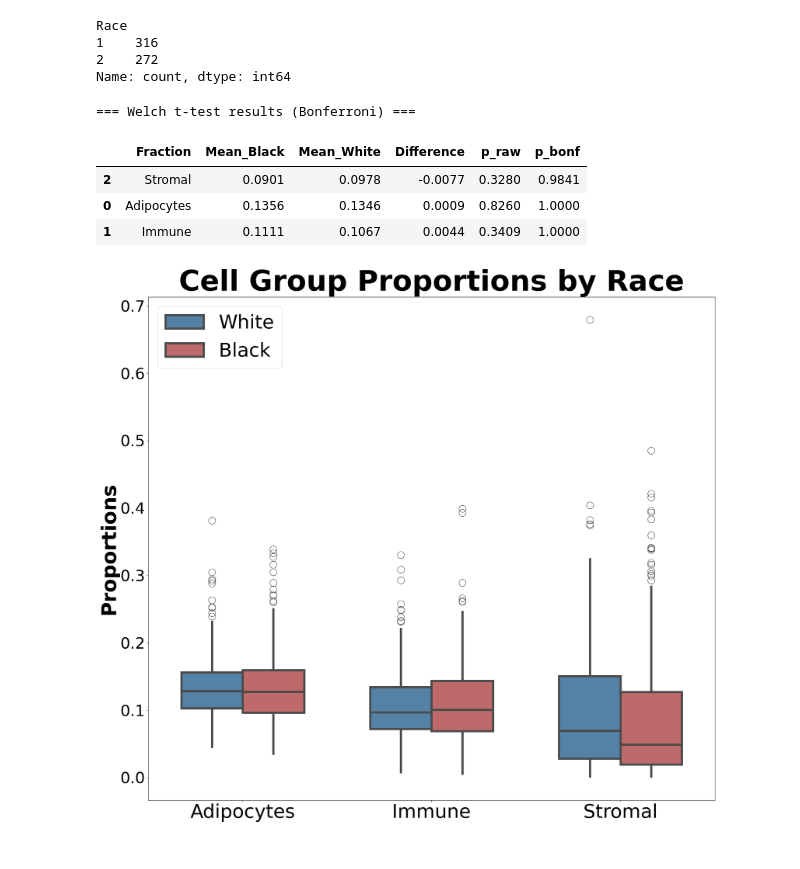
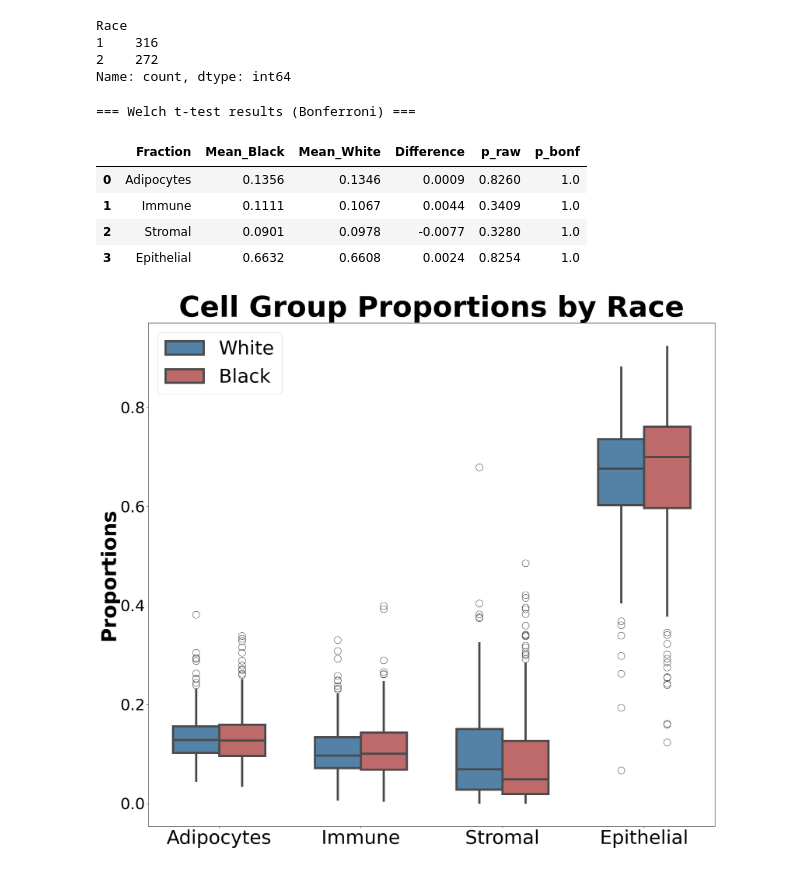
Before and after one commit to ivichadriana/HGSOC_Adipocytes, a Jupyter notebook: notebooks/analysis_proportions_vs_race.ipynb, the cells around one changed output. Saved outputs shown, nothing was run; the diff lists cells and outputs as text; code cells hidden in the pictures.

```diff
--- a/notebooks/analysis_proportions_vs_race.ipynb
+++ b/notebooks/analysis_proportions_vs_race.ipynb
@@ -141,3 +91,8 @@ cont_cols = ["Age", "BMI"]
+# %%
+renaming = hp.get_variable_renaming()
+tissue_dictionary = hp.get_tissue_dictionary()
+# continuous covariates to keep “as is”
+cont_cols = ["Age", "BMI"]
 # %% [markdown]
 Metadata
 # %%
@@ -284,42 +239,40 @@ display(res.round(4))
 # %% [output]
 === Welch t-test results (Bonferroni) ===
 |  | Fraction | Mean_Black | Mean_White | Difference | p_raw | p_bonf |
-| 2 | Stromal | 0.0901 | 0.0978 | -0.0077 | 0.3280 | 0.9841 |
-| 0 | Adipocytes | 0.1356 | 0.1346 | 0.0009 | 0.8260 | 1.0000 |
-| 1 | Immune | 0.1111 | 0.1067 | 0.0044 | 0.3409 | 1.0000 |
+| 0 | Adipocytes | 0.1356 | 0.1346 | 0.0009 | 0.8260 | 1.0 |
+| 1 | Immune | 0.1111 | 0.1067 | 0.0044 | 0.3409 | 1.0 |
+| 2 | Stromal | 0.0901 | 0.0978 | -0.0077 | 0.3280 | 1.0 |
+| 3 | Epithelial | 0.6632 | 0.6608 | 0.0024 | 0.8254 | 1.0 |
 # %%
-def p_to_star(p):
-    return "***" if p < 0.001 else "**" if p < 0.01 else "*" if p < 0.05 else ""
-
 # ── 2.  Prep long-format table with *string* race labels ───────────────────
 df["RaceStr"] = df.RaceBlack.map({0: "White", 1: "Black"})
 long = (df[["RaceStr"] + fractions]
         .melt(id_vars="RaceStr", var_name="Fraction", value_name="Prop"))
 
 palette = {"White": "steelblue", "Black": "indianred"}
 
 # ── 3.  Plot ───────────────────────────────────────────────────────────────
 plt.figure(figsize=(20,18))
 ax = sns.boxplot(data=long, x="Fraction", y="Prop",
                  hue="RaceStr", hue_order=["White", "Black"],
                  palette=palette, width=.65,
                  showcaps=False, fliersize=16, linewidth=5)
 
 # add stars only where Bonferroni-sig
 for i, frac in enumerate(fractions):
-    star = p_to_star(res.loc[res.Fraction == frac, "p_bonf"].values[0])
+    star = hp.p_to_star(res.loc[res.Fraction == frac, "p_bonf"].values[0])
     if star:
         y_max = long.loc[long.Fraction == frac, "Prop"].max()
         ax.text(i, y_max + 0.02, star, ha="center",
                 va="bottom", color="red", fontsize=46)
 
 plt.ylabel("Proportions", fontsize=46, fontweight="bold")
 plt.xlabel("", fontsize=46, fontweight="bold")
 plt.title("Cell Group Proportions by Race",  fontsize=66, fontweight="bold")
 plt.legend(title="",fontsize=44, loc='best')
 plt.xticks(fontsize=44)
 plt.yticks(fontsize=36)
 plt.tight_layout()
 plt.show()
 # %% [output]
-[figure, old version]
+[figure, new version]
```
Also changed, not shown: parts of 2 cells of this notebook, 8 other files.
